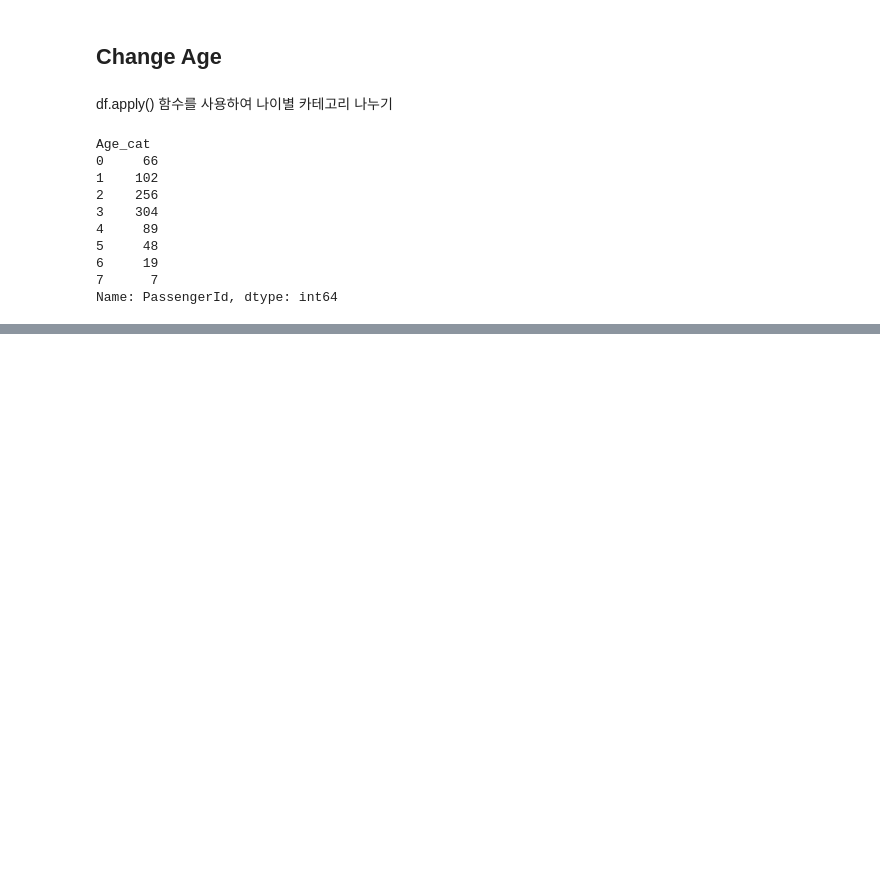
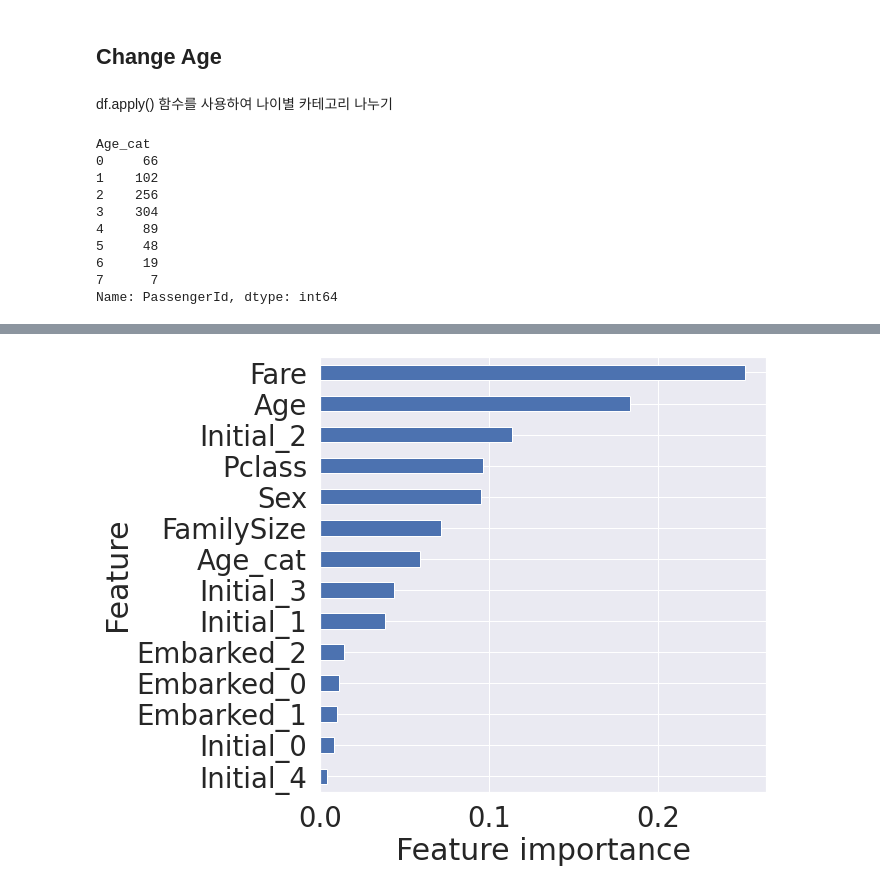
Before and after one commit to youngsoomoon/Titanic, a Jupyter notebook: Titanic.ipynb, the cells around one changed output, grey strips where cells are left out. Drawn from its saved outputs; the diff is of its cells as text; code cells hidden in the pictures; blank space fills up the shorter version.

Commit message:
add RandomForest

```diff
--- a/Titanic.ipynb
+++ b/Titanic.ipynb
@@ -600,0 +759,7 @@ Name: PassengerId, dtype: int64
+# %%
+# train 에는 Survived 컬럼을 제외한 나머지 컬럼들
+X_train = df_train.drop('Survived', axis=1).values
+# target 에는 Survived 컬럼만
+target_label = df_train['Survived'].values
+# test에는 df_test에 Survived컬럼을 제외하고 들어가 있기 때문에 그대로 값 저장
+X_test = df_test.values
@@ -600,0 +770,2 @@ Name: PassengerId, dtype: int64
+# %%
+X_tr, X_vld, y_tr, y_vld = train_test_split(X_train, target_label, test_size=0.2, random_state=2018)
@@ -600,0 +778,4 @@ Name: PassengerId, dtype: int64
+# %%
+model = RandomForestClassifier(n_jobs=-1)
+model.fit(X_tr, y_tr)
+prediction = model.predict(X_vld)
@@ -600,0 +790,5 @@ Name: PassengerId, dtype: int64
+# %%
+from pandas import Series
+
+feature_importance = model.feature_importances_
+Series_feat_imp = Series(feature_importance, index=df_test.columns)
@@ -600,0 +819,8 @@ Name: PassengerId, dtype: int64
+# %%
+plt.figure(figsize=(8, 8))
+Series_feat_imp.sort_values(ascending=True).plot.barh()
+plt.xlabel('Feature importance')
+plt.ylabel('Feature')
+plt.show()
+# %% [output]
+[figure, added]
```
Also changed, not shown: parts of 41 cells of this notebook.
